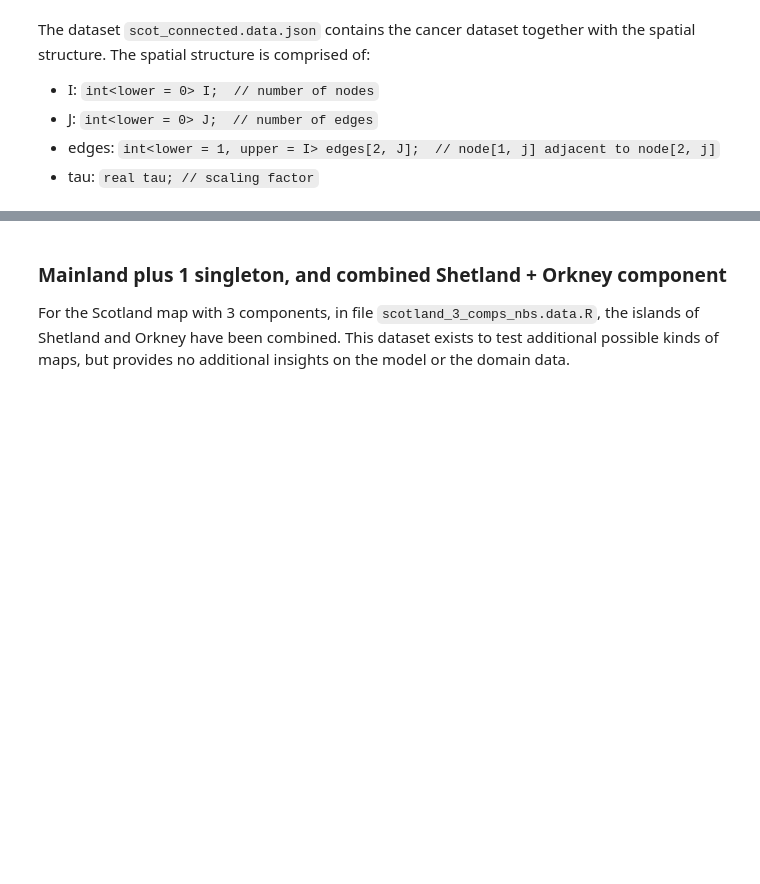
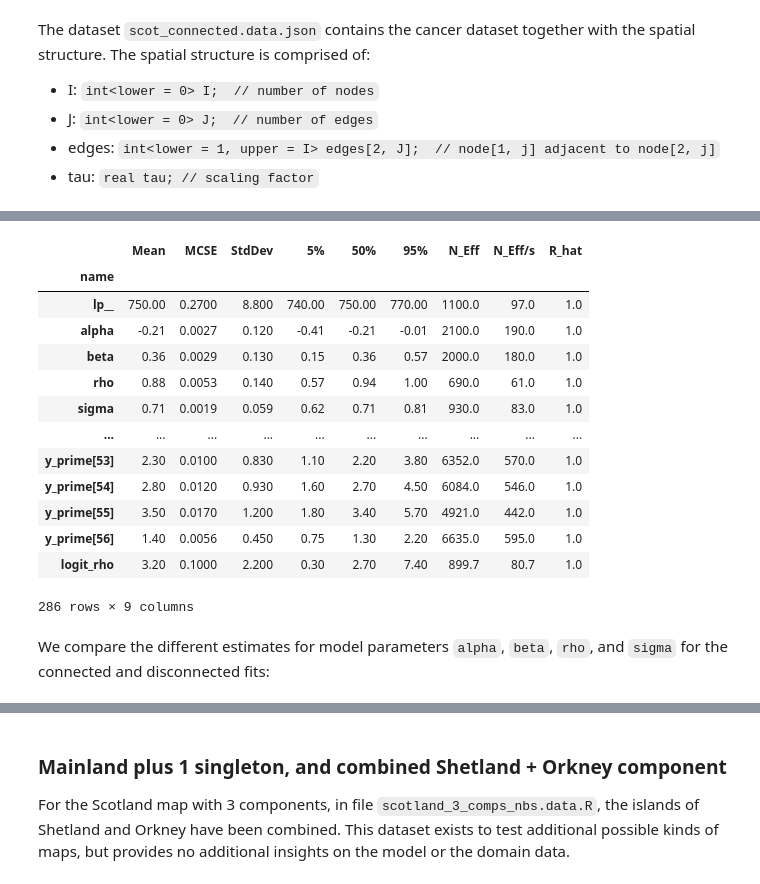
Before and after one commit to stan-dev/example-models, a Jupyter notebook: knitr/car-iar-poisson/update_2021_02/BYM2 islands.ipynb, the cells around one changed output, grey strips where cells are left out. Saved outputs shown, nothing was run; the diff lists cells and outputs as text; code cells hidden in the pictures; blank space fills up the shorter version.

Commit message:
edits to report; models working

```diff
--- a/knitr/car-iar-poisson/update_2021_02/BYM2 islands.ipynb
+++ b/knitr/car-iar-poisson/update_2021_02/BYM2 islands.ipynb
@@ -254,0 +349,20 @@ bym2_fit.diagnose()
+# %%
+connected_summary = bym2_fit.summary()
+connected_summary
+# %% [output]
+|  | Mean | MCSE | StdDev | 5% | 50% | 95% | N_Eff | N_Eff/s | R_hat |
+| name |  |  |  |  |  |  |  |  |  |
+| lp__ | 750.00 | 0.2700 | 8.800 | 740.00 | 750.00 | 770.00 | 1100.0 | 97.0 | 1.0 |
+| alpha | -0.21 | 0.0027 | 0.120 | -0.41 | -0.21 | -0.01 | 2100.0 | 190.0 | 1.0 |
+| beta | 0.36 | 0.0029 | 0.130 | 0.15 | 0.36 | 0.57 | 2000.0 | 180.0 | 1.0 |
+| rho | 0.88 | 0.0053 | 0.140 | 0.57 | 0.94 | 1.00 | 690.0 | 61.0 | 1.0 |
+| sigma | 0.71 | 0.0019 | 0.059 | 0.62 | 0.71 | 0.81 | 930.0 | 83.0 | 1.0 |
+| ... | ... | ... | ... | ... | ... | ... | ... | ... | ... |
+| y_prime[53] | 2.30 | 0.0100 | 0.830 | 1.10 | 2.20 | 3.80 | 6352.0 | 570.0 | 1.0 |
+| y_prime[54] | 2.80 | 0.0120 | 0.930 | 1.60 | 2.70 | 4.50 | 6084.0 | 546.0 | 1.0 |
+| y_prime[55] | 3.50 | 0.0170 | 1.200 | 1.80 | 3.40 | 5.70 | 4921.0 | 442.0 | 1.0 |
+| y_prime[56] | 1.40 | 0.0056 | 0.450 | 0.75 | 1.30 | 2.20 | 6635.0 | 595.0 | 1.0 |
+| logit_rho | 3.20 | 0.1000 | 2.200 | 0.30 | 2.70 | 7.40 | 899.7 | 80.7 | 1.0 |
+286 rows × 9 columns
+# %% [markdown]
+We compare the different estimates for model parameters `alpha`, `beta`, `rho`, and `sigma` for the connected and disconnected fits:
```
Also changed, not shown: parts of 28 cells of this notebook, 2 other files.
